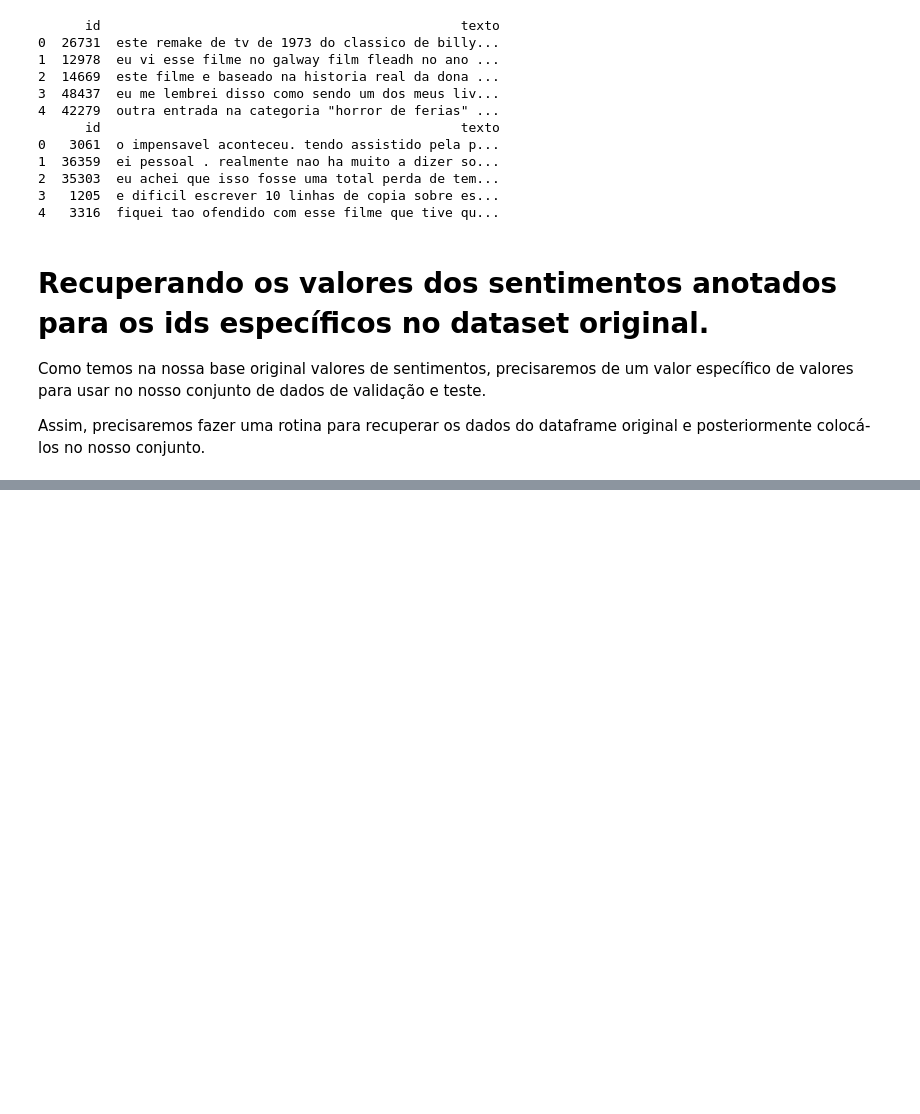
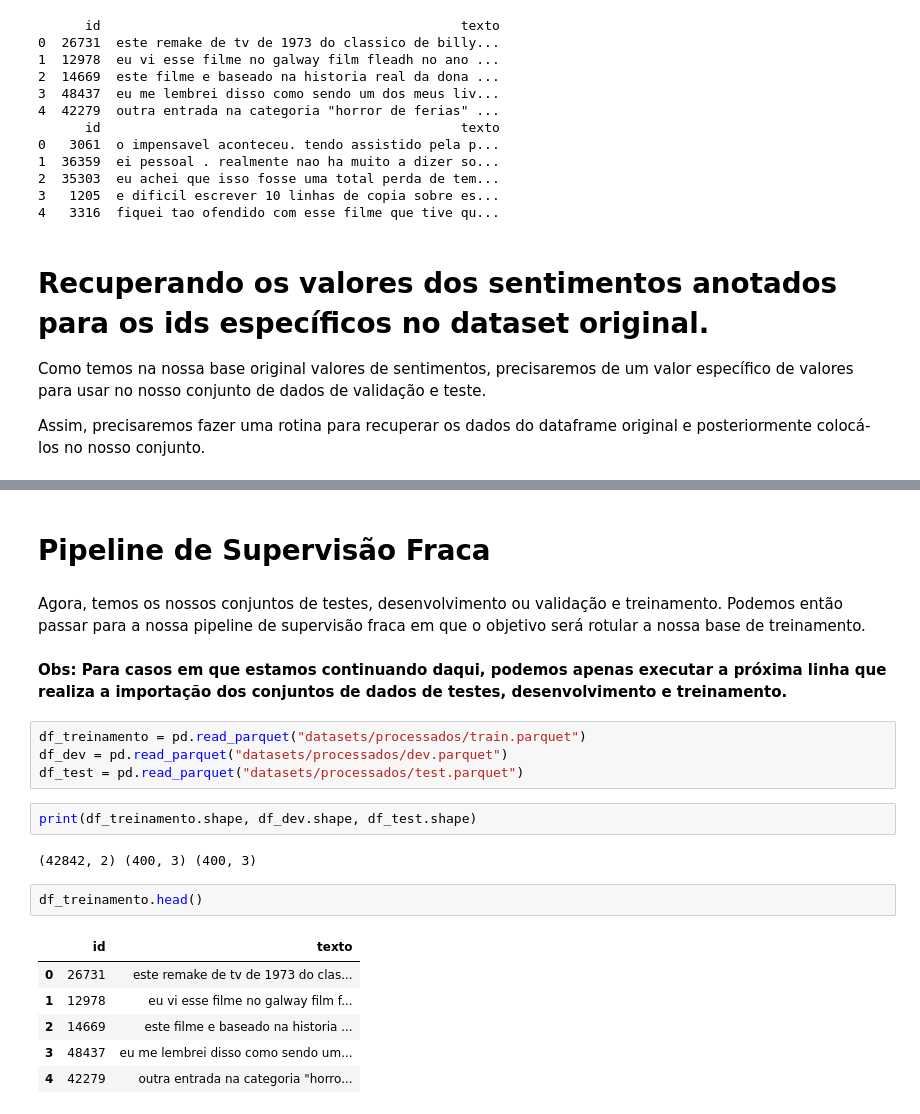
Before and after one commit to andrevrc/ppgti3102-weak-supervised-learning, a Jupyter notebook: projeto_final/projeto_final_review_analysis.ipynb, the cells around one changed output, grey strips where cells are left out. Drawn from its saved outputs; the diff is of its cells as text; blank space fills up the shorter version.

Commit message:
Iniciando pipeline de supervisão fraca.

```diff
--- a/projeto_final/projeto_final_review_analysis.ipynb
+++ b/projeto_final/projeto_final_review_analysis.ipynb
@@ -308,0 +414,23 @@ Assim, precisaremos fazer uma rotina para recuperar os dados do dataframe origin
+# %% [markdown]
+# Pipeline de Supervisão Fraca
+# %% [markdown]
+Agora, temos os nossos conjuntos de testes, desenvolvimento ou validação e treinamento. Podemos então passar para a nossa pipeline de supervisão fraca em que o objetivo será rotular a nossa base de treinamento.
+# %% [markdown]
+**Obs: Para casos em que estamos continuando daqui, podemos apenas executar a próxima linha que realiza a importação dos conjuntos de dados de testes, desenvolvimento e treinamento.**
+# %%
+df_treinamento = pd.read_parquet("datasets/processados/train.parquet")
+df_dev = pd.read_parquet("datasets/processados/dev.parquet")
+df_test = pd.read_parquet("datasets/processados/test.parquet")
+# %%
+print(df_treinamento.shape, df_dev.shape, df_test.shape)
+# %% [output]
+(42842, 2) (400, 3) (400, 3)
+# %%
+df_treinamento.head()
+# %% [output]
+|  | id | texto |
+| 0 | 26731 | este remake de tv de 1973 do clas... |
+| 1 | 12978 | eu vi esse filme no galway film f... |
+| 2 | 14669 | este filme e baseado na historia ... |
+| 3 | 48437 | eu me lembrei disso como sendo um... |
+| 4 | 42279 | outra entrada na categoria "horro... |
```
Also changed, not shown: parts of 24 cells of this notebook, 4 other files.
